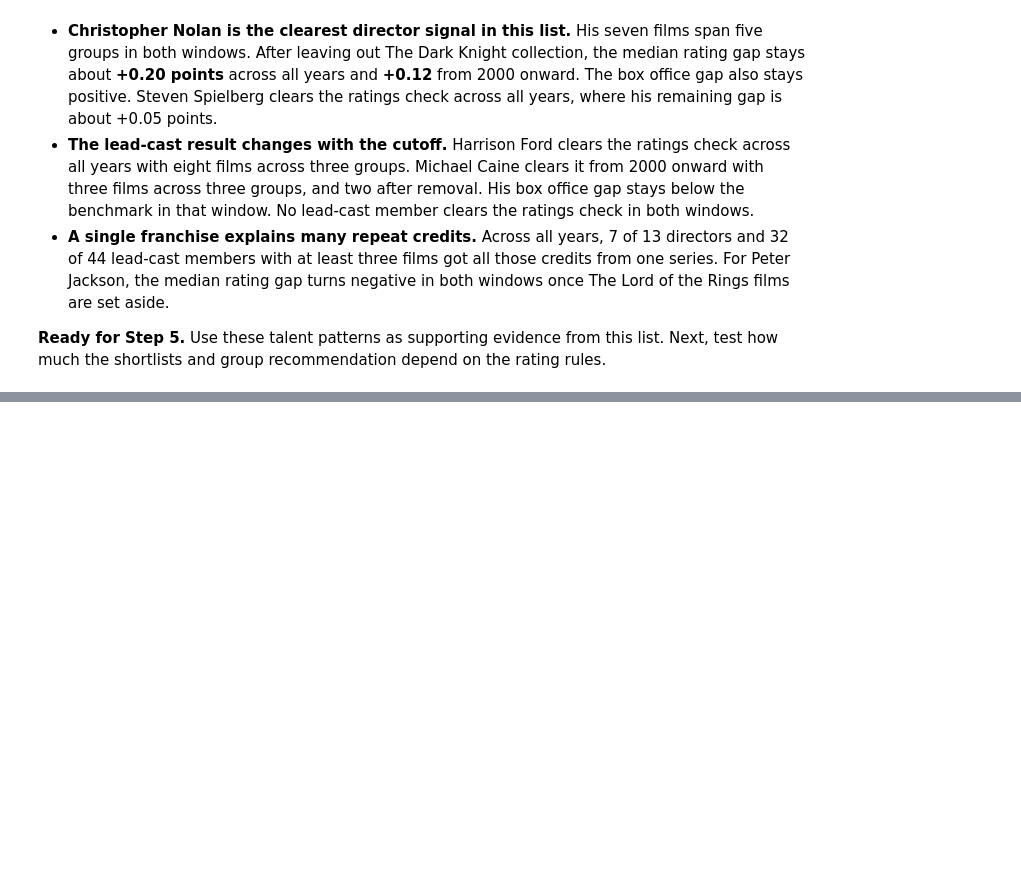
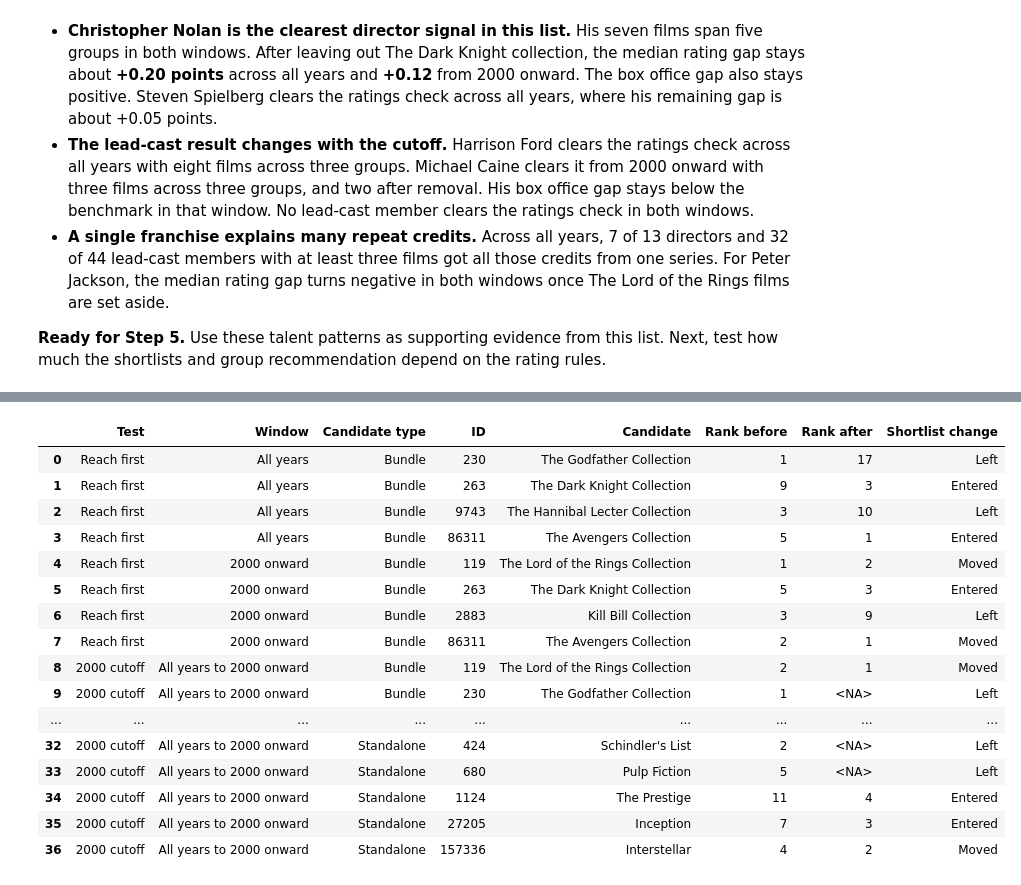
Before and after one commit to ishola-amalitech/streamvault, a Jupyter notebook: notebooks/04_recommendation.ipynb, the cells around one changed output, grey strips where cells are left out. Saved outputs shown, nothing was run; the diff lists cells and outputs as text; code cells hidden in the pictures; blank space fills up the shorter version.

```diff
--- a/notebooks/04_recommendation.ipynb
+++ b/notebooks/04_recommendation.ipynb
@@ -215,11 +238,18 @@ if CONFIG.removals_file.is_file() and CONFIG.removals_file.stat().st_size:
         lambda reasons: " / ".join(sorted(set(reasons)))
     )
 
-# A cached film takes priority over any earlier lookup miss.
+# A newer fetch result takes priority over the older removal log.
+recorded_results = {}
+for movie_key, item in acquisition_run.get("unresolved_by_id", {}).items():
+    prefix = {"lookup_miss": "TMDB lookup: ", "request_failed": "TMDB request failed: "}[item["status"]]
+    recorded_results[movie_key] = prefix + item["reason"]
+lookup_reasons = pd.Series(recorded_results, dtype="string").combine_first(lookup_reasons)
+
+# A cached film takes priority over any earlier missing or failed request.
 pending = source_audit["outcome"].isna()
 cached = pending & source_audit["movie_key"].isin(resolved_keys)
 uncached = pending & ~cached
-unexplained_reason = "No cached record or logged lookup outcome"
+unexplained_reason = "No cached record or logged acquisition outcome"
 source_audit.loc[cached, "outcome"] = "Cached"
 source_audit.loc[uncached, "outcome"] = (
     source_audit.loc[uncached, "movie_key"].map(lookup_reasons).fillna(unexplained_reason)
@@ -1874,0 +2138,68 @@ These checks verify film and reference IDs, the inputs to each film benchmark, a
+# %%
+display(Markdown(
+    "### Do the shortlist leaders change?\n\n"
+    "Each test changes one rule. The table shows how many candidates qualify, how many shortlist spots "
+    "are filled, and whether a different candidate takes first place."
+))
+display(sensitivity_leaders.rename(columns={
+    "scenario": "Test", "window": "Window", "type": "Candidate type", "eligible": "Eligible candidates",
+    "shortlisted": "Spots filled", "leader": "First place", "leader_status": "First place compared with baseline",
+}))
+
+display(Markdown(
+    "### Which candidates enter, leave, or move?\n\n"
+    "The ranks are matched by movie or collection ID. A blank rank means the candidate did not qualify "
+    "in that run. This includes changes caused by the 2000 cutoff."
+))
+if shortlist_changes.empty:
+    display(Markdown("The shortlist positions matched in every comparison."))
+else:
+    movement_labels = {
+        "scenario": "Test", "window": "Window", "type": "Candidate type", "candidate_id": "ID",
+        "name": "Candidate", "before": "Rank before", "after": "Rank after", "change": "Shortlist change",
+    }
+    with pd.option_context("display.max_rows", None):
+        display(shortlist_changes[list(movement_labels)].rename(columns=movement_labels))
+
+display(Markdown(
+    "### Does the overall ratings recommendation change?\n\n"
+    "A negative gap means the middle standalone score is higher. The range and margin follow Step 3. "
+    "The reach-first order uses the same scores and candidates as the baseline. The best-film removal result comes from Step 3."
+))
+comparison_labels = {
+    "scenario": "Test", "window": "Window", "bundle_units": "Bundles", "standalone_units": "Standalones",
+    "rating_gap": "Gap (points)", "interval_low": "95% range low", "interval_high": "95% range high",
+    "conclusion": "Ratings conclusion", "status": "Compared with baseline",
+}
+display(recommendation_sensitivity[list(comparison_labels)].rename(columns=comparison_labels).round(3))
+
+display(Markdown(
+    "### What does historical gross show per film?\n\n"
+    "This comparison uses films with positive reported gross. It shows past theatrical performance in the reported dollars. "
+    "Differences in release era and production budget can affect the comparison."
+))
+display(gross_comparison.rename(columns={
+    "window": "Window", "collection_films": "Collection films with gross",
+    "standalone_films": "Standalone films with gross", "collection_median": "Collection film median gross ($)",
+    "standalone_median": "Standalone median gross ($)",
+}).round(0))
+
+display(Markdown(
+    f"### Where are the complete candidate tables?\n\n"
+    f"The CSVs are saved under `{report_directory.name}/` beside the cache. "
+    "A blank rank marks an ineligible option. The outcome column explains selections and exclusions. "
+    "The bundle tables show which observed films contributed in each window."
+))
+display(candidate_table_index.rename(columns={
+    "window": "Window", "type": "Candidate type", "candidates": "Reported candidates", "eligible": "Eligible candidates",
+    "shortlisted": "Shortlisted candidates", "file": "CSV file",
+}))
+
+display(Markdown(
+    "### Candidate report checks\n\n"
+    "These checks verify that each report lists candidates once and agrees with the rankings and shortlists."
+))
+display(candidate_report)
+
+record_stage_time("Prepare candidate tables and show results")
+# %% [output]
@@ -1874,0 +2229,17 @@ These checks verify film and reference IDs, the inputs to each film benchmark, a
+|  | Test | Window | Candidate type | ID | Candidate | Rank before | Rank after | Shortlist change |
+| 0 | Reach first | All years | Bundle | 230 | The Godfather Collection | 1 | 17 | Left |
+| 1 | Reach first | All years | Bundle | 263 | The Dark Knight Collection | 9 | 3 | Entered |
+| 2 | Reach first | All years | Bundle | 9743 | The Hannibal Lecter Collection | 3 | 10 | Left |
+| 3 | Reach first | All years | Bundle | 86311 | The Avengers Collection | 5 | 1 | Entered |
+| 4 | Reach first | 2000 onward | Bundle | 119 | The Lord of the Rings Collection | 1 | 2 | Moved |
+| 5 | Reach first | 2000 onward | Bundle | 263 | The Dark Knight Collection | 5 | 3 | Entered |
+| 6 | Reach first | 2000 onward | Bundle | 2883 | Kill Bill Collection | 3 | 9 | Left |
+| 7 | Reach first | 2000 onward | Bundle | 86311 | The Avengers Collection | 2 | 1 | Moved |
+| 8 | 2000 cutoff | All years to 2000 onward | Bundle | 119 | The Lord of the Rings Collection | 2 | 1 | Moved |
+| 9 | 2000 cutoff | All years to 2000 onward | Bundle | 230 | The Godfather Collection | 1 | <NA> | Left |
+| ... | ... | ... | ... | ... | ... | ... | ... | ... |
+| 32 | 2000 cutoff | All years to 2000 onward | Standalone | 424 | Schindler's List | 2 | <NA> | Left |
+| 33 | 2000 cutoff | All years to 2000 onward | Standalone | 680 | Pulp Fiction | 5 | <NA> | Left |
+| 34 | 2000 cutoff | All years to 2000 onward | Standalone | 1124 | The Prestige | 11 | 4 | Entered |
+| 35 | 2000 cutoff | All years to 2000 onward | Standalone | 27205 | Inception | 7 | 3 | Entered |
+| 36 | 2000 cutoff | All years to 2000 onward | Standalone | 157336 | Interstellar | 4 | 2 | Moved |
```
Also changed, not shown: parts of 18 cells of this notebook, 9 other files.
